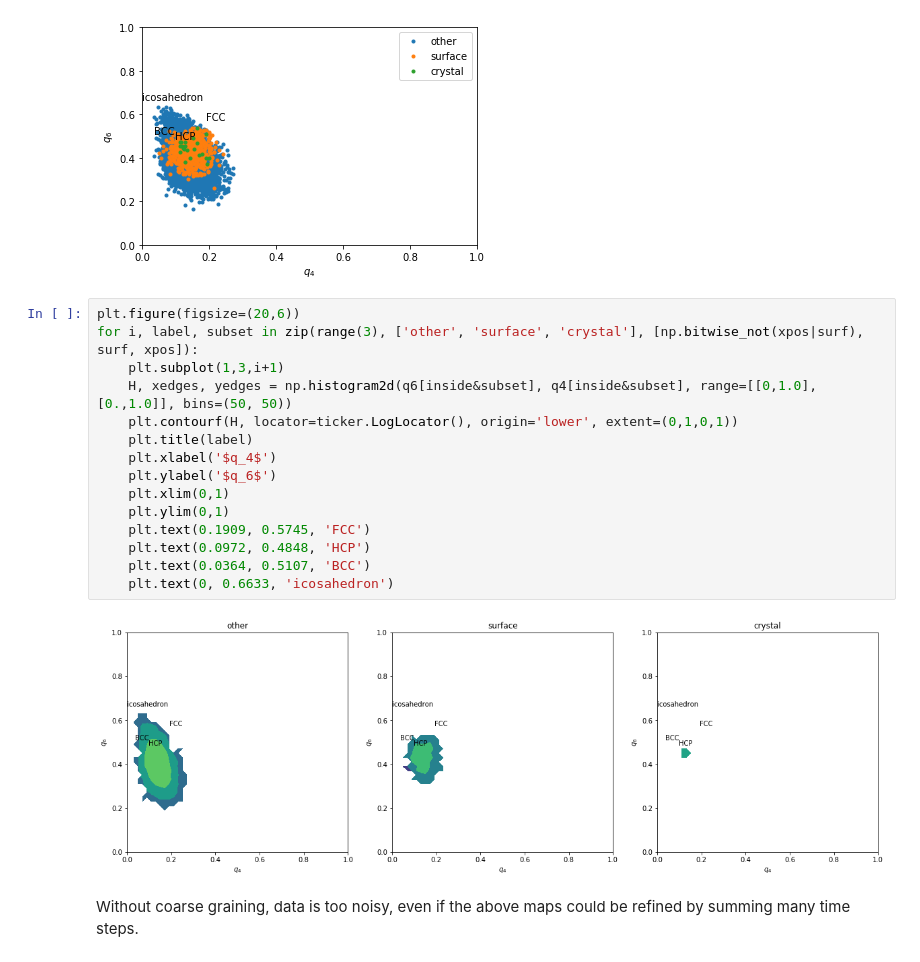
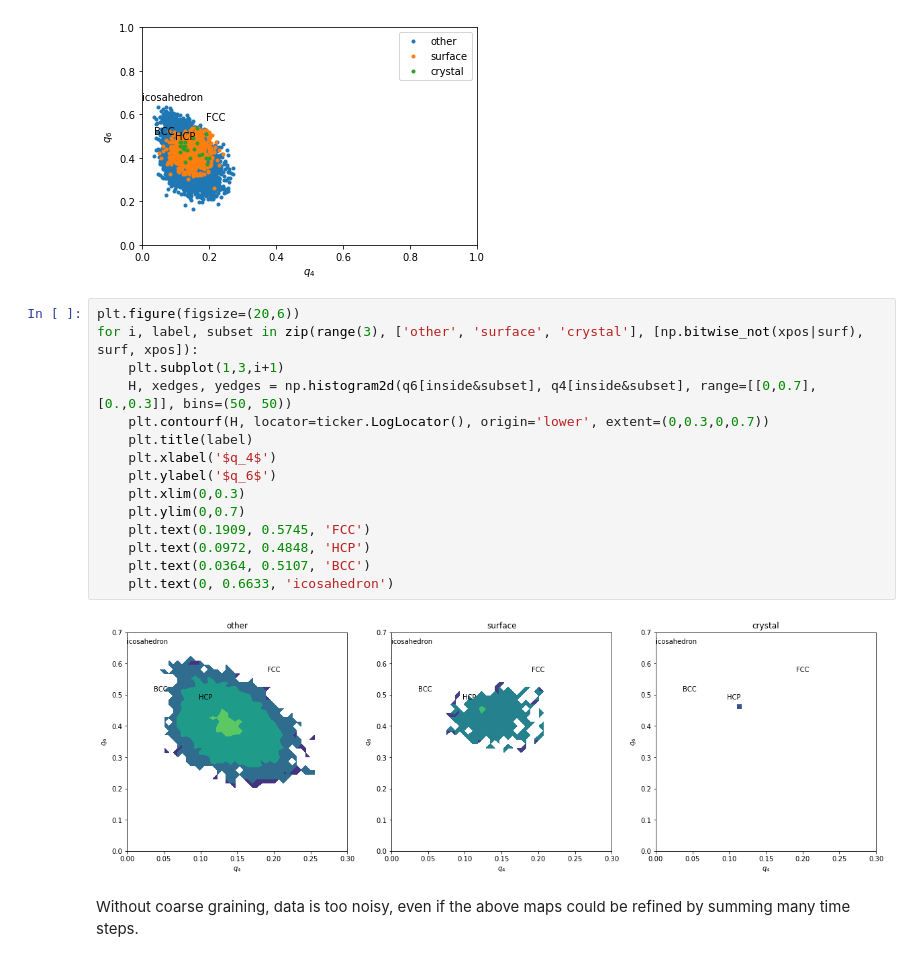
Before and after one commit to MathieuLeocmach/pyboo, a Jupyter notebook: boo/examples/periodic_glass.ipynb, the cells around one changed output. Drawn from its saved outputs; the diff is of its cells as text.

```diff
--- a/boo/examples/periodic_glass.ipynb
+++ b/boo/examples/periodic_glass.ipynb
@@ -191,20 +191,20 @@ plt.legend()
 # %%
 plt.figure(figsize=(20,6))
 for i, label, subset in zip(range(3), ['other', 'surface', 'crystal'], [np.bitwise_not(xpos|surf), surf, xpos]):
     plt.subplot(1,3,i+1)
-    H, xedges, yedges = np.histogram2d(q6[inside&subset], q4[inside&subset], range=[[0,1.0], [0.,1.0]], bins=(50, 50))
-    plt.contourf(H, locator=ticker.LogLocator(), origin='lower', extent=(0,1,0,1))
+    H, xedges, yedges = np.histogram2d(q6[inside&subset], q4[inside&subset], range=[[0,0.7], [0.,0.3]], bins=(50, 50))
+    plt.contourf(H, locator=ticker.LogLocator(), origin='lower', extent=(0,0.3,0,0.7))
     plt.title(label)
     plt.xlabel('$q_4$')
     plt.ylabel('$q_6$')
-    plt.xlim(0,1)
-    plt.ylim(0,1)
+    plt.xlim(0,0.3)
+    plt.ylim(0,0.7)
     plt.text(0.1909, 0.5745, 'FCC')
     plt.text(0.0972, 0.4848, 'HCP')
     plt.text(0.0364, 0.5107, 'BCC')
     plt.text(0, 0.6633, 'icosahedron')
 # %% [output]
-[figure, old version]
+[figure, new version]
 # %% [markdown]
 Without coarse graining, data is too noisy, even if the above maps could be refined by summing many time steps.
 # %%
```
Also changed, not shown: 2 other files.
